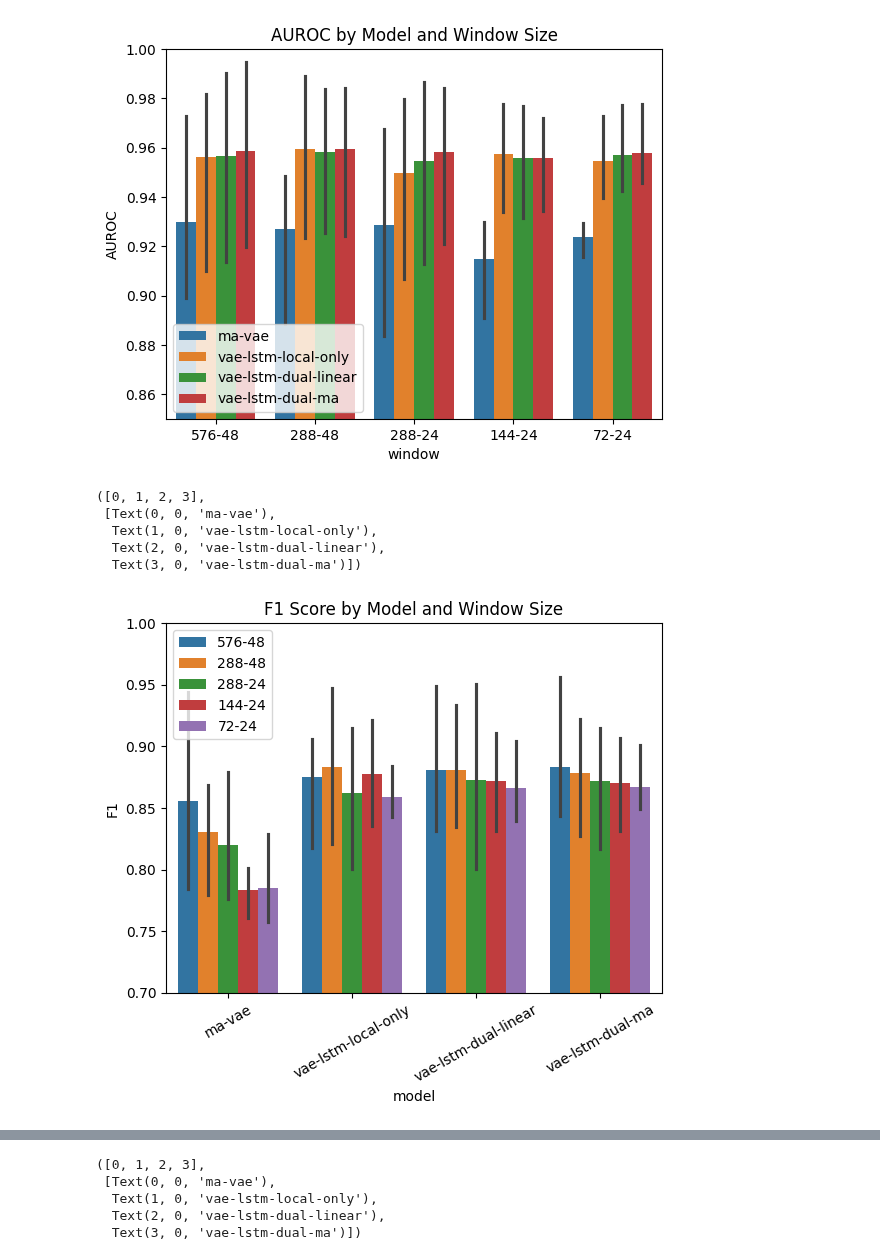
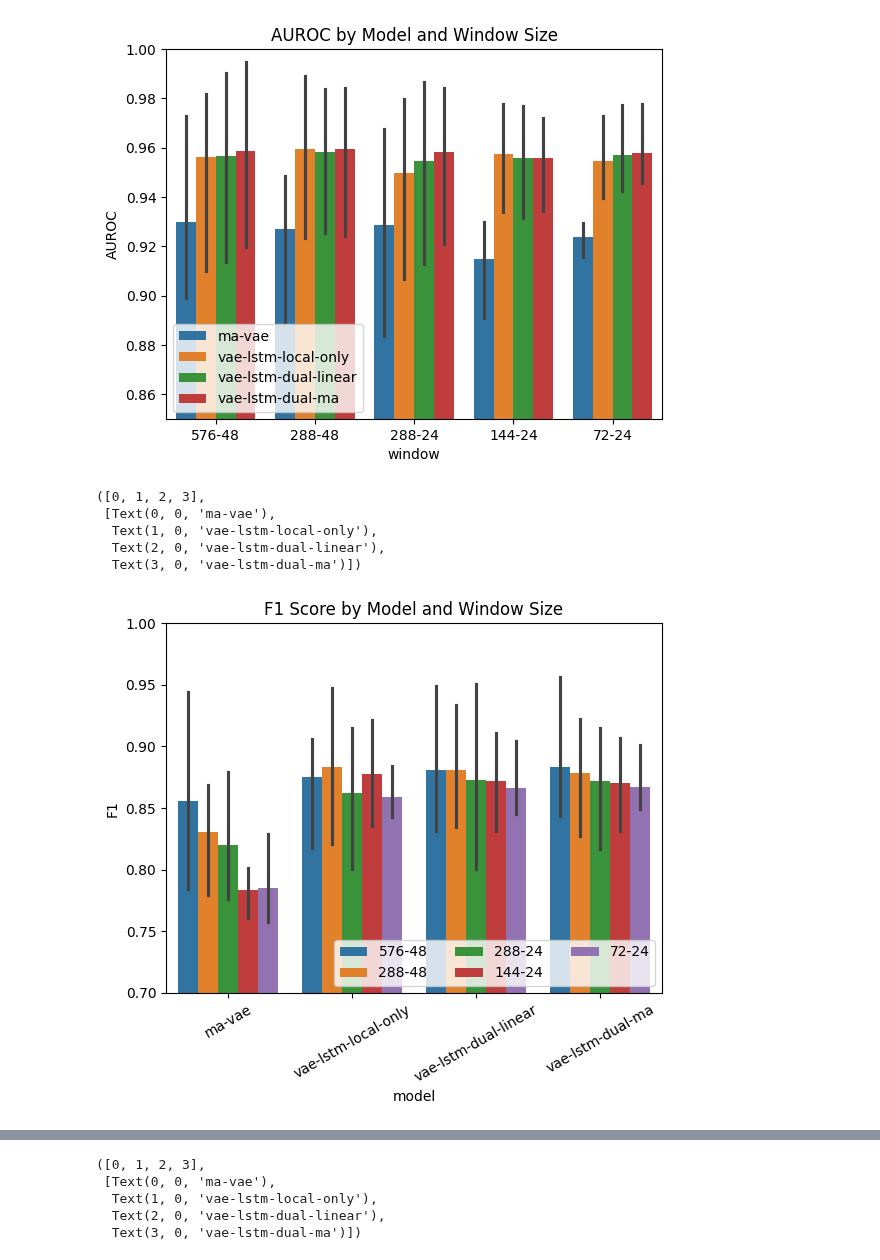
Before and after one commit to peunsu/wesad_stress_detection, a Jupyter notebook: dual-branch-vae-lstm/anomaly_detection.ipynb, the cells around one changed output, grey strips where cells are left out. Drawn from its saved outputs; the diff is of its cells as text; code cells hidden in the pictures.

```diff
--- a/dual-branch-vae-lstm/anomaly_detection.ipynb
+++ b/dual-branch-vae-lstm/anomaly_detection.ipynb
@@ -812,16 +813,16 @@ plt.legend(loc='lower left')
 # %%
 sns.barplot(data=result_df, x='model', y='F1', hue='window', order=['ma-vae', 'vae-lstm-local-only', 'vae-lstm-dual-linear', 'vae-lstm-dual-ma'])
 plt.title('F1 Score by Model and Window Size')
 plt.ylim(0.70, 1.00)
-plt.legend(loc='upper left')
+plt.legend(loc='lower right', ncol=3)
 plt.xticks(rotation=30)
 # %% [output]
 ([0, 1, 2, 3],
  [Text(0, 0, 'ma-vae'),
   Text(1, 0, 'vae-lstm-local-only'),
   Text(2, 0, 'vae-lstm-dual-linear'),
   Text(3, 0, 'vae-lstm-dual-ma')])
-[figure, old version]
+[figure, new version]
 # %%
 sns.barplot(data=result_df, x='model', y='AUROC', hue='window', order=['ma-vae', 'vae-lstm-local-only', 'vae-lstm-dual-linear', 'vae-lstm-dual-ma'])
 plt.title('AUROC by Model and Window Size')
```
Also changed, not shown: parts of 15 cells of this notebook, 1 other file.
